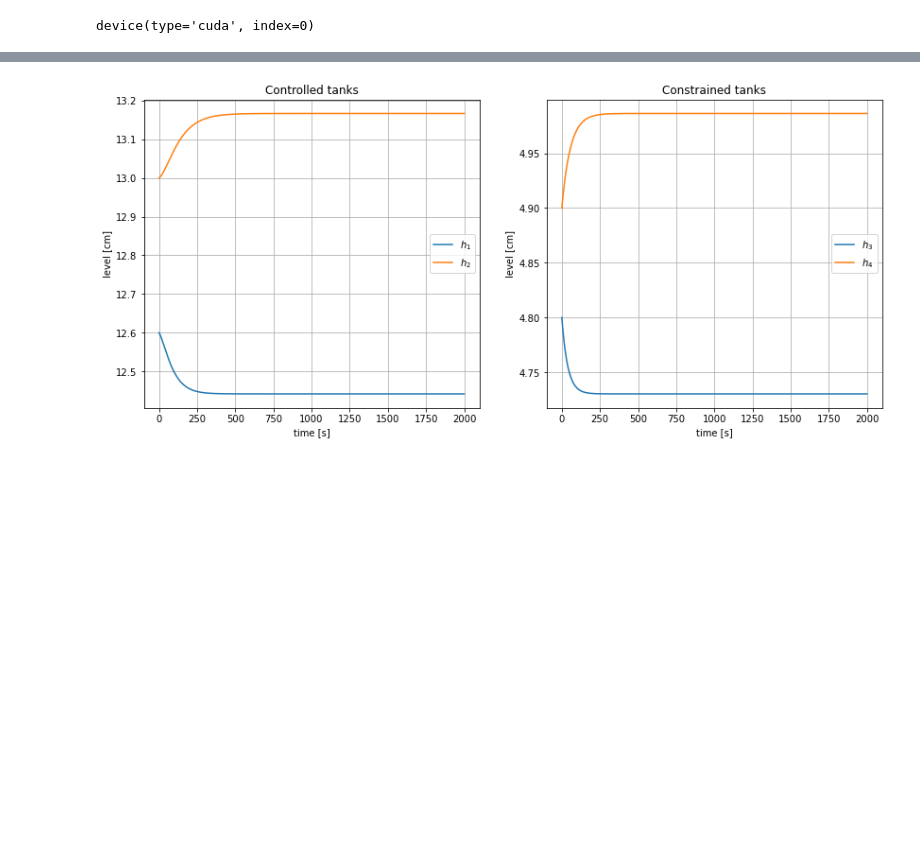
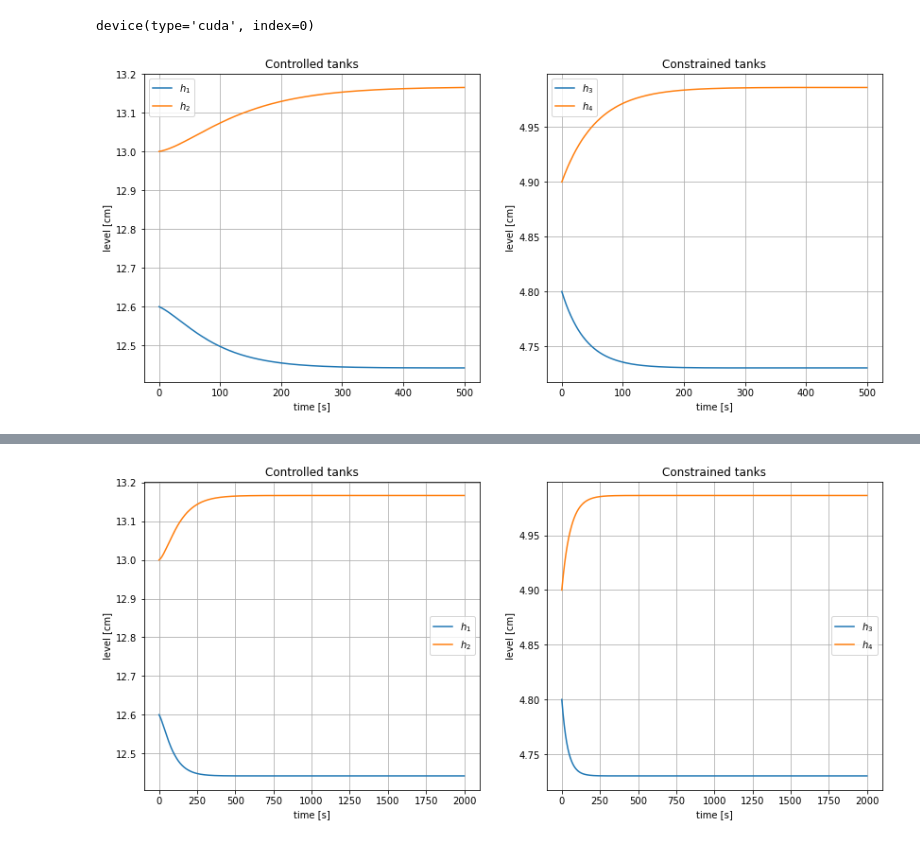
Before and after one commit to brunompacheco/pideq, a Jupyter notebook: notebooks/1.0-bmp-four-tanks.ipynb, the cells around one changed output, grey strips where cells are left out. Cells and saved outputs as stored; diff of their text form; code cells hidden in the pictures; blank space fills up the shorter version.

```diff
--- a/notebooks/1.0-bmp-four-tanks.ipynb
+++ b/notebooks/1.0-bmp-four-tanks.ipynb
@@ -13,3 +11,69 @@ device = torch.device("cuda:0" if torch.cuda.is_available() else "cpu")
 device
 # %% [output]
 device(type='cuda', index=0)
+# %%
+y0 = torch.zeros(4,1)
+y0[0,0] = 12.6
+y0[1,0] = 13.0
+y0[2,0] = 4.8
+y0[3,0] = 4.9
+
+u0 = torch.zeros(2,1)
+u0[0,0] = 3.15
+u0[1,0] = 3.15
+
+dt = .1
+N = 5000
+
+def four_tanks(y, u):
+    assert y.device == u.device
+
+    g = [.43, .34]
+    k = [3.14, 3.29]
+    K = torch.Tensor([
+        [g[0]*k[0], 0],
+        [0, g[1]*k[1]],
+        [0, (1-g[1])*k[1]],
+        [(1-g[0])*k[0], 0],
+    ]).to(y.device)
+
+    a = [.071, .057, .071, .057]
+    g = 981
+    W = torch.Tensor([
+        [-a[0],     0,  a[2],     0],
+        [    0, -a[1],     0,  a[3]],
+        [    0,     0, -a[2],     0],
+        [    0,     0,     0, -a[3]],
+    ]).to(y.device)
+
+    A = torch.Tensor([1/28, 1/32, 1/28, 1/32]).unsqueeze(-1).to(y.device)
+    return A * (K @ u + W @ torch.sqrt(2*g*y))
+
+y = odeint(lambda t, y: four_tanks(y,u0), y0, torch.Tensor([i * dt for i in range(N+1)]), method='rk4')
+
+y_ = y.detach().numpy()
+
+time = [dt * k for k in range(N+1)]
+
+fig, axs = plt.subplots(1,2)
+fig.set_size_inches(14,6)
+
+axs[0].set_title('Controlled tanks')
+axs[0].plot(time, y_[:,0], label='$h_1$')
+axs[0].plot(time, y_[:,1], label='$h_2$')
+axs[0].set_ylabel('level [cm]')
+axs[0].set_xlabel('time [s]')
+axs[0].legend()
+axs[0].grid()
+
+axs[1].set_title('Constrained tanks')
+axs[1].plot(time, y_[:,2], label='$h_3$')
+axs[1].plot(time, y_[:,3], label='$h_4$')
+axs[1].set_ylabel('level [cm]')
+axs[1].set_xlabel('time [s]')
+axs[1].legend()
+axs[1].grid()
+
+plt.show()
+# %% [output]
+[figure, added]
```
Also changed, not shown: parts of 3 cells of this notebook.
